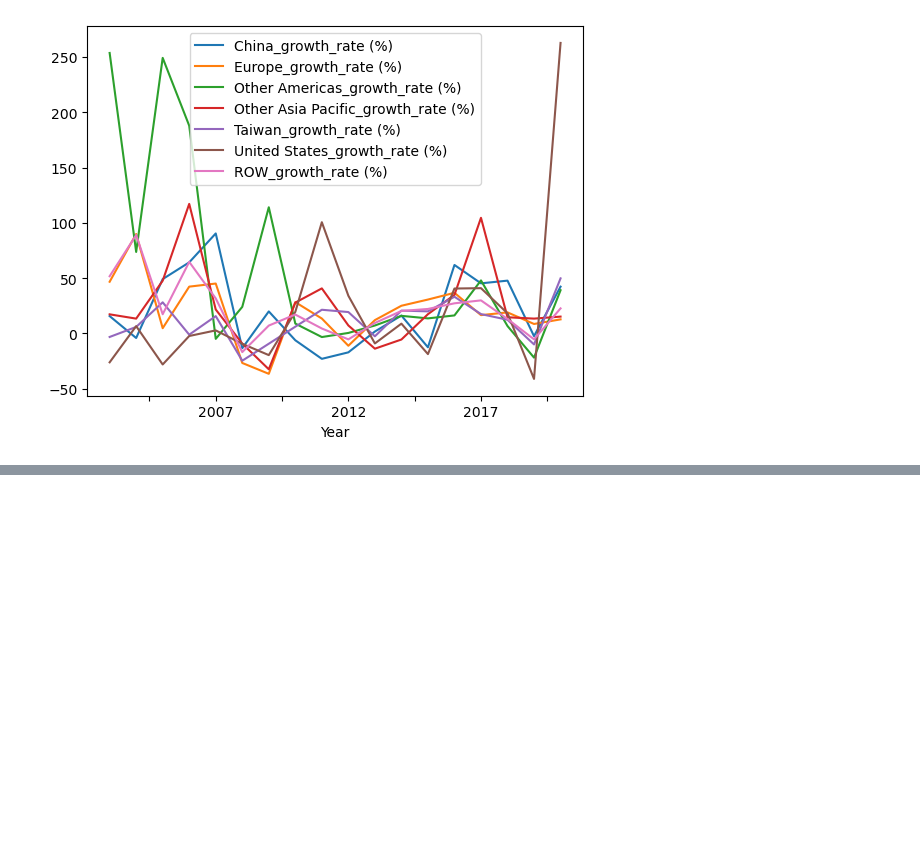
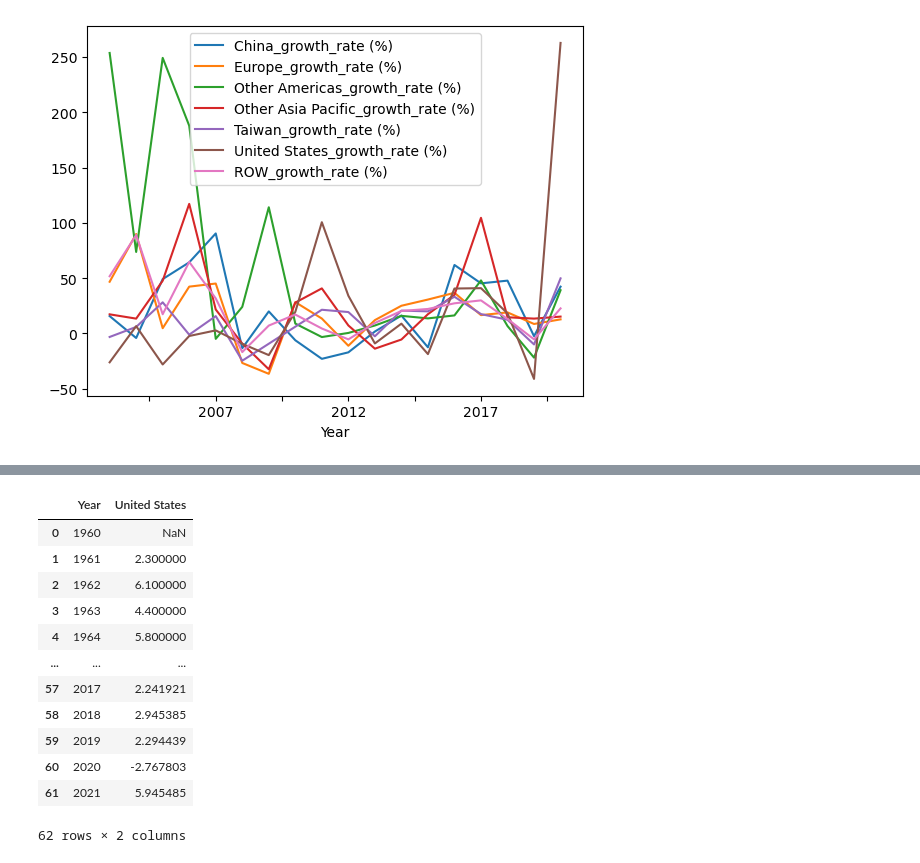
Before and after one commit to AimjGuytidy/Gwiza-analysis, a Jupyter notebook: Nvidia-case-study.ipynb, the cells around one changed output, grey strips where cells are left out. Cells and saved outputs as stored; diff of their text form; code cells hidden in the pictures; blank space fills up the shorter version.

```diff
--- a/Nvidia-case-study.ipynb
+++ b/Nvidia-case-study.ipynb
@@ -1146,0 +1181,17 @@ nvidia_df.loc[:,~nvidia_df.columns.isin(pct_cols)].set_index("Year").plot()
+# %%
+us_dd["United States"] = us_dd["United States"].astype(float)
+us_dd
+# %% [output]
+|  | Year | United States |
+| 0 | 1960 | NaN |
+| 1 | 1961 | 2.300000 |
+| 2 | 1962 | 6.100000 |
+| 3 | 1963 | 4.400000 |
+| 4 | 1964 | 5.800000 |
+| ... | ... | ... |
+| 57 | 2017 | 2.241921 |
+| 58 | 2018 | 2.945385 |
+| 59 | 2019 | 2.294439 |
+| 60 | 2020 | -2.767803 |
+| 61 | 2021 | 5.945485 |
+62 rows × 2 columns
```
Also changed, not shown: parts of 20 cells of this notebook.
